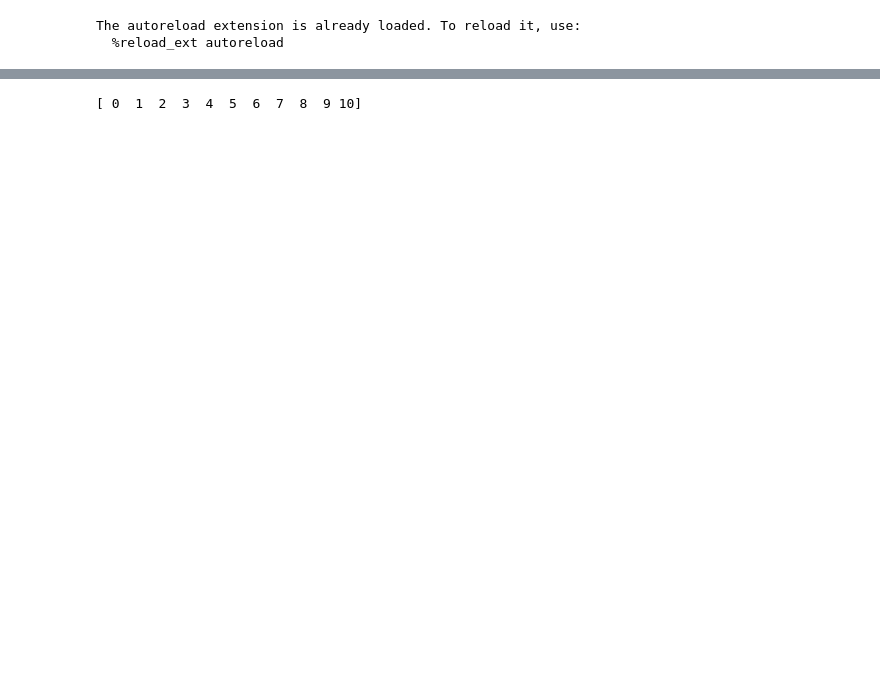
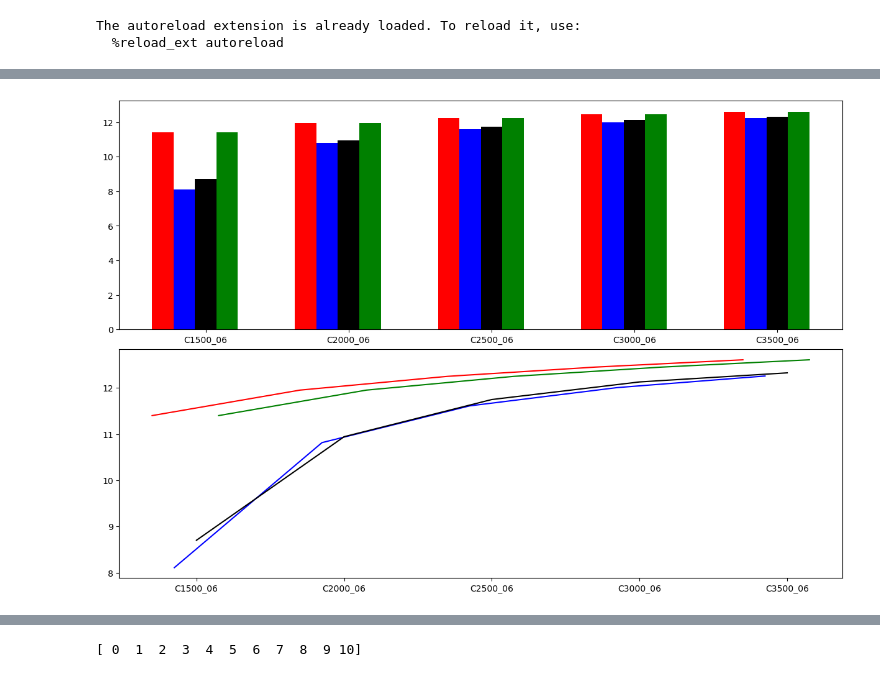
Before and after one commit to louiswicker/CAM_analysis_tools, a Jupyter notebook: ideal_cases/precip.ipynb, the cells around one changed output, grey strips where cells are left out. Saved outputs shown, nothing was run; the diff lists cells and outputs as text; code cells hidden in the pictures; blank space fills up the shorter version.

```diff
--- a/ideal_cases/precip.ipynb
+++ b/ideal_cases/precip.ipynb
@@ -300 +401,6 @@ a = 1 + np.arange(10)
+# %%
+precip_bar(models, ['C1500_06','C2000_06', 'C2500_06', 'C3000_06', 'C3500_06'], time=-1, log=True)
+#precip_bar(models, ['cm1',], ['C1500_06','C2000_06', 'C2500_06', 'C3000_06', 'C3500_06'], time=4)
+# %% [output]
+[figure, added]
 # %%
```
Also changed, not shown: parts of 12 cells of this notebook, 7 other files.
